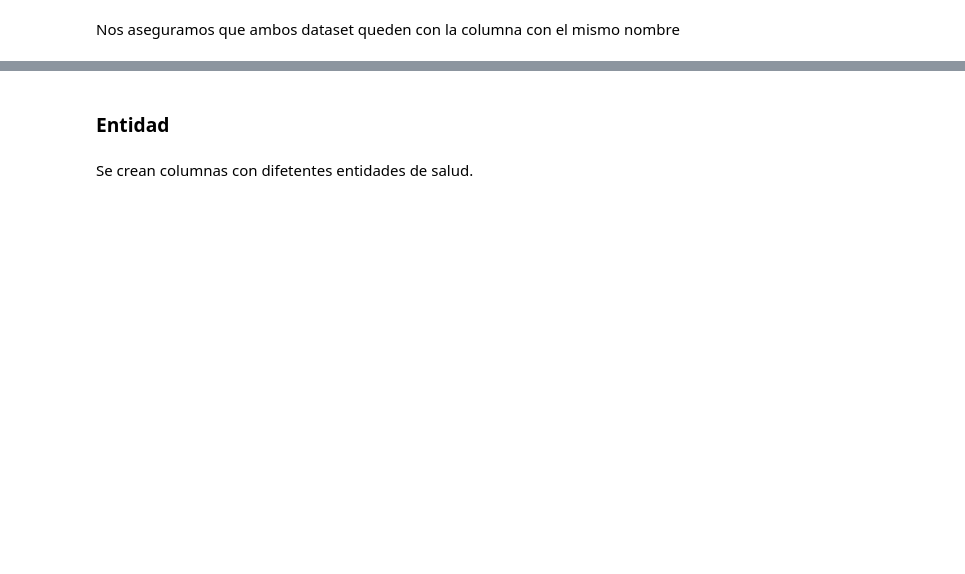
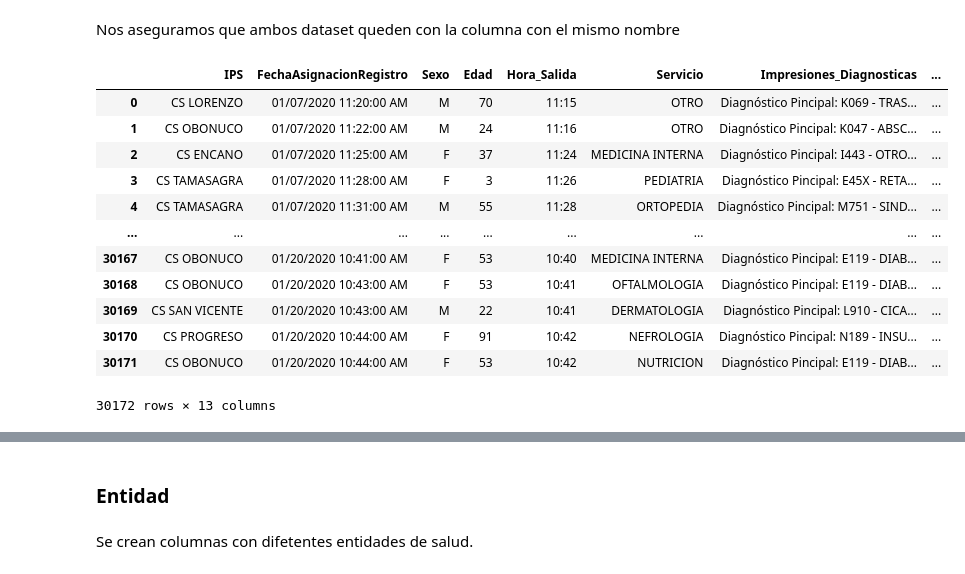
Before and after one commit to aisaza609/Interoperabilidad_Historias_clinicas, a Jupyter notebook: interoperabilidad_sistema_recomendacion_dataset__Hospitalarios.ipynb, the cells around one changed output, grey strips where cells are left out. Drawn from its saved outputs; the diff is of its cells as text; code cells hidden in the pictures; blank space fills up the shorter version.

```diff
--- a/interoperabilidad_sistema_recomendacion_dataset__Hospitalarios.ipynb
+++ b/interoperabilidad_sistema_recomendacion_dataset__Hospitalarios.ipynb
@@ -396,3 +443,20 @@ print(tg_pitalito['CodigoDiagnostico'].value_counts())
 # %% [markdown]
 Nos aseguramos que ambos dataset queden con la columna con el mismo nombre
+# %%
+
+df_pasto.rename(columns={'Objeto_Remision': 'Servicio'})
+# %% [output]
+|  | IPS | FechaAsignacionRegistro | Sexo | Edad | Hora_Salida | Servicio | Impresiones_Diagnosticas | ... |
+| 0 | CS LORENZO | 01/07/2020 11:20:00 AM | M | 70 | 11:15 | OTRO | Diagnóstico Pincipal: K069 - TRAS... | ... |
+| 1 | CS OBONUCO | 01/07/2020 11:22:00 AM | M | 24 | 11:16 | OTRO | Diagnóstico Pincipal: K047 - ABSC... | ... |
+| 2 | CS ENCANO | 01/07/2020 11:25:00 AM | F | 37 | 11:24 | MEDICINA INTERNA | Diagnóstico Pincipal: I443 - OTRO... | ... |
+| 3 | CS TAMASAGRA | 01/07/2020 11:28:00 AM | F | 3 | 11:26 | PEDIATRIA | Diagnóstico Pincipal: E45X - RETA... | ... |
+| 4 | CS TAMASAGRA | 01/07/2020 11:31:00 AM | M | 55 | 11:28 | ORTOPEDIA | Diagnóstico Pincipal: M751 - SIND... | ... |
+| ... | ... | ... | ... | ... | ... | ... | ... | ... |
+| 30167 | CS OBONUCO | 01/20/2020 10:41:00 AM | F | 53 | 10:40 | MEDICINA INTERNA | Diagnóstico Pincipal: E119 - DIAB... | ... |
+| 30168 | CS OBONUCO | 01/20/2020 10:43:00 AM | F | 53 | 10:41 | OFTALMOLOGIA | Diagnóstico Pincipal: E119 - DIAB... | ... |
+| 30169 | CS SAN VICENTE | 01/20/2020 10:43:00 AM | M | 22 | 10:41 | DERMATOLOGIA | Diagnóstico Pincipal: L910 - CICA... | ... |
+| 30170 | CS PROGRESO | 01/20/2020 10:44:00 AM | F | 91 | 10:42 | NEFROLOGIA | Diagnóstico Pincipal: N189 - INSU... | ... |
+| 30171 | CS OBONUCO | 01/20/2020 10:44:00 AM | F | 53 | 10:42 | NUTRICION | Diagnóstico Pincipal: E119 - DIAB... | ... |
+30172 rows × 13 columns
 # %%
```
Also changed, not shown: parts of 20 cells of this notebook.
